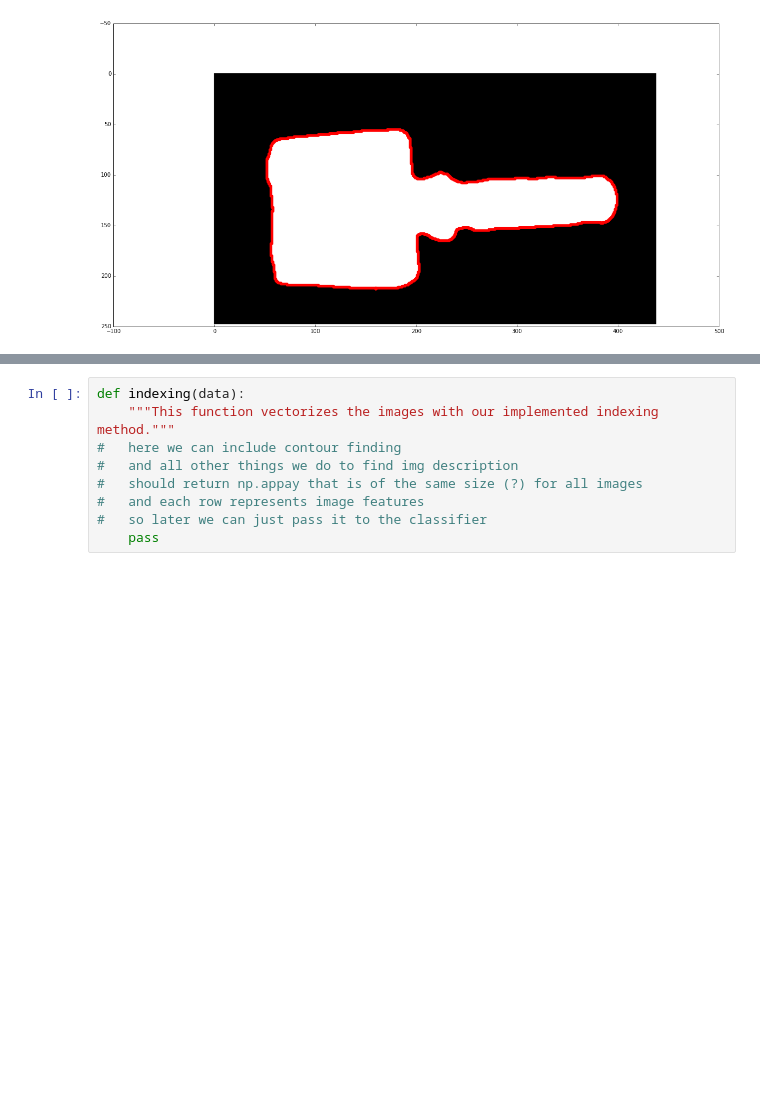
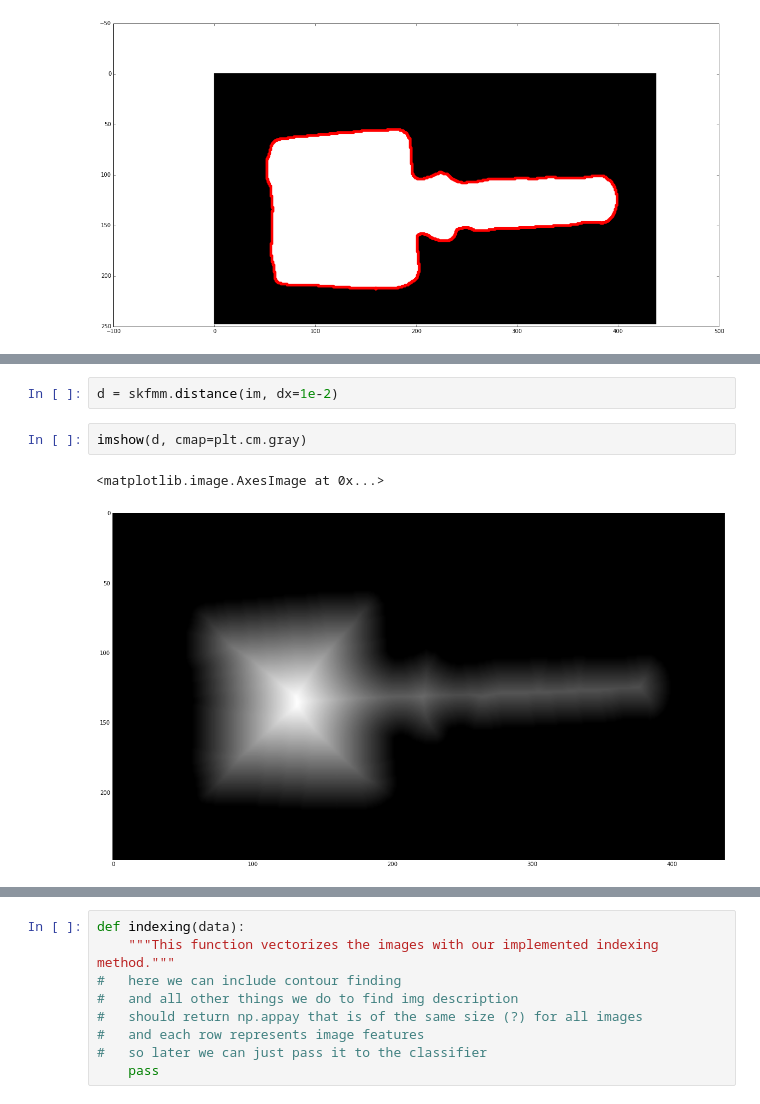
Before and after one commit to eugeniashurko/fork-recognition, a Jupyter notebook: experiments/skeleton.ipynb, the cells around one changed output, grey strips where cells are left out. Drawn from its saved outputs; the diff is of its cells as text; blank space fills up the shorter version.

```diff
--- a/experiments/skeleton.ipynb
+++ b/experiments/skeleton.ipynb
@@ -166,0 +199,7 @@ ax.plot([b[1] for b in border], [b[0] for b in border], color="r", linewidth=5)
+# %%
+d = skfmm.distance(im, dx=1e-2)
+# %%
+imshow(d, cmap=plt.cm.gray)
+# %% [output]
+<matplotlib.image.AxesImage at 0x...>
+[figure, added]
```
Also changed, not shown: parts of 21 cells of this notebook, 1 other file.
